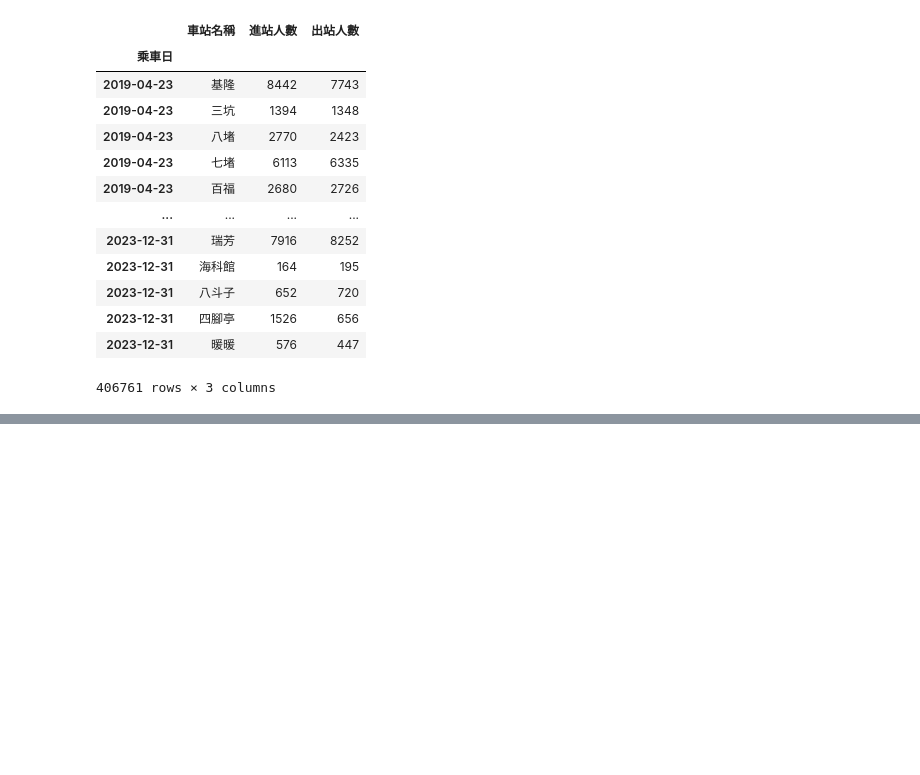
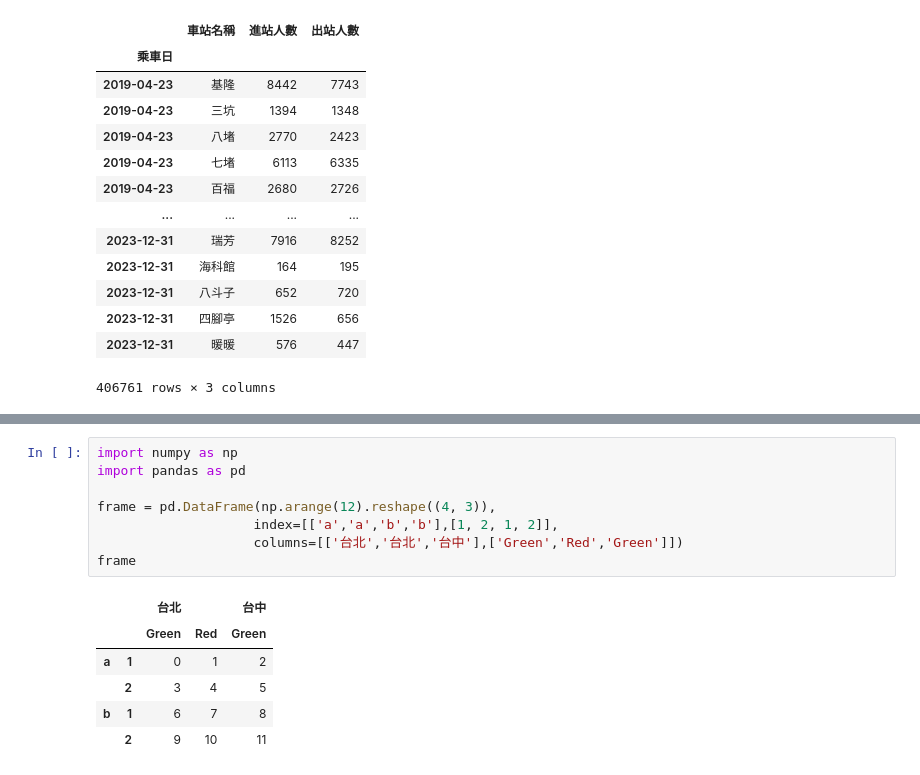
Before and after one commit to Oscar-Lee-20211298/__2024_07_29_AI_1_3_, a Jupyter notebook: lesson19.ipynb, the cells around one changed output, grey strips where cells are left out. Cells and saved outputs as stored; diff of their text form; blank space fills up the shorter version.

```diff
--- a/lesson19.ipynb
+++ b/lesson19.ipynb
@@ -474,0 +516,15 @@ df_done1
+# %%
+import numpy as np
+import pandas as pd
+
+frame = pd.DataFrame(np.arange(12).reshape((4, 3)),
+                    index=[['a','a','b','b'],[1, 2, 1, 2]],
+                    columns=[['台北','台北','台中'],['Green','Red','Green']])
+frame
+# %% [output]
+|  |  | 台北 |  | 台中 |
+|  |  | Green | Red | Green |
+| a | 1 | 0 | 1 | 2 |
+|  | 2 | 3 | 4 | 5 |
+| b | 1 | 6 | 7 | 8 |
+|  | 2 | 9 | 10 | 11 |
```
Also changed, not shown: parts of 9 cells of this notebook, 8 other files.
